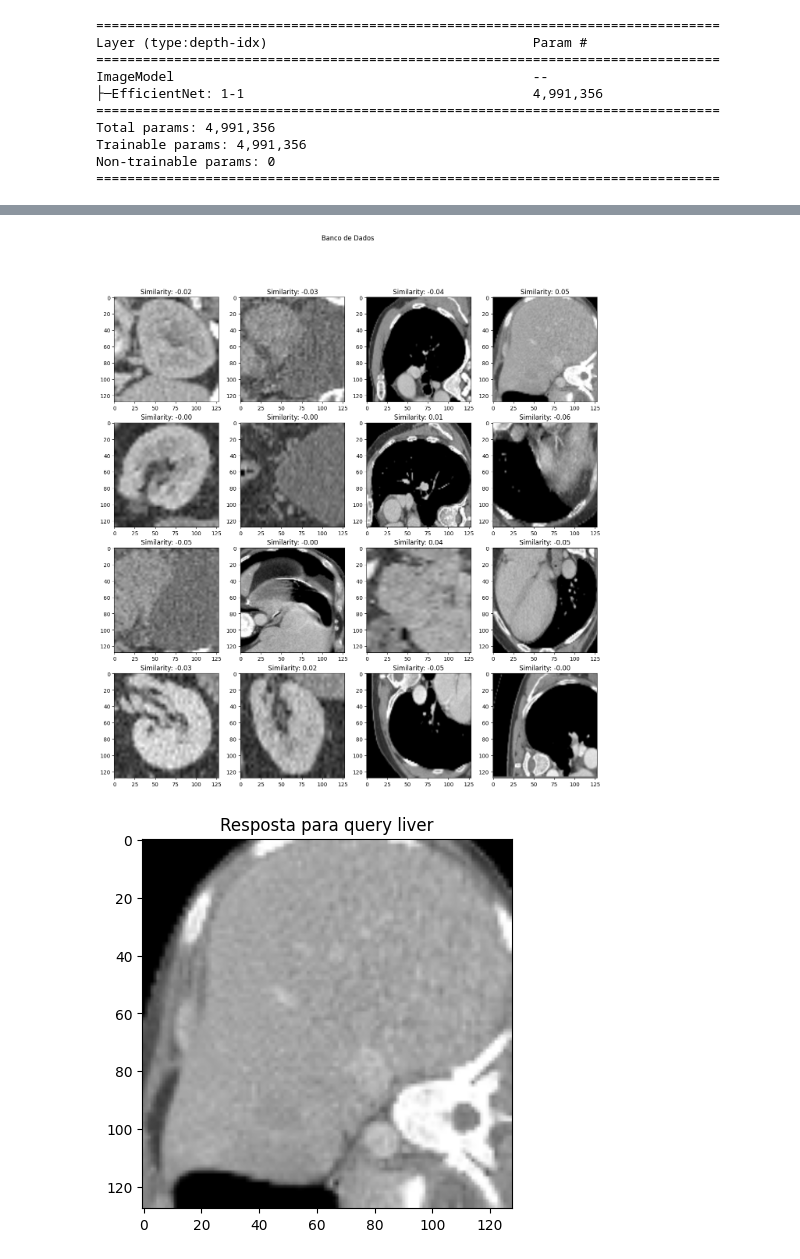
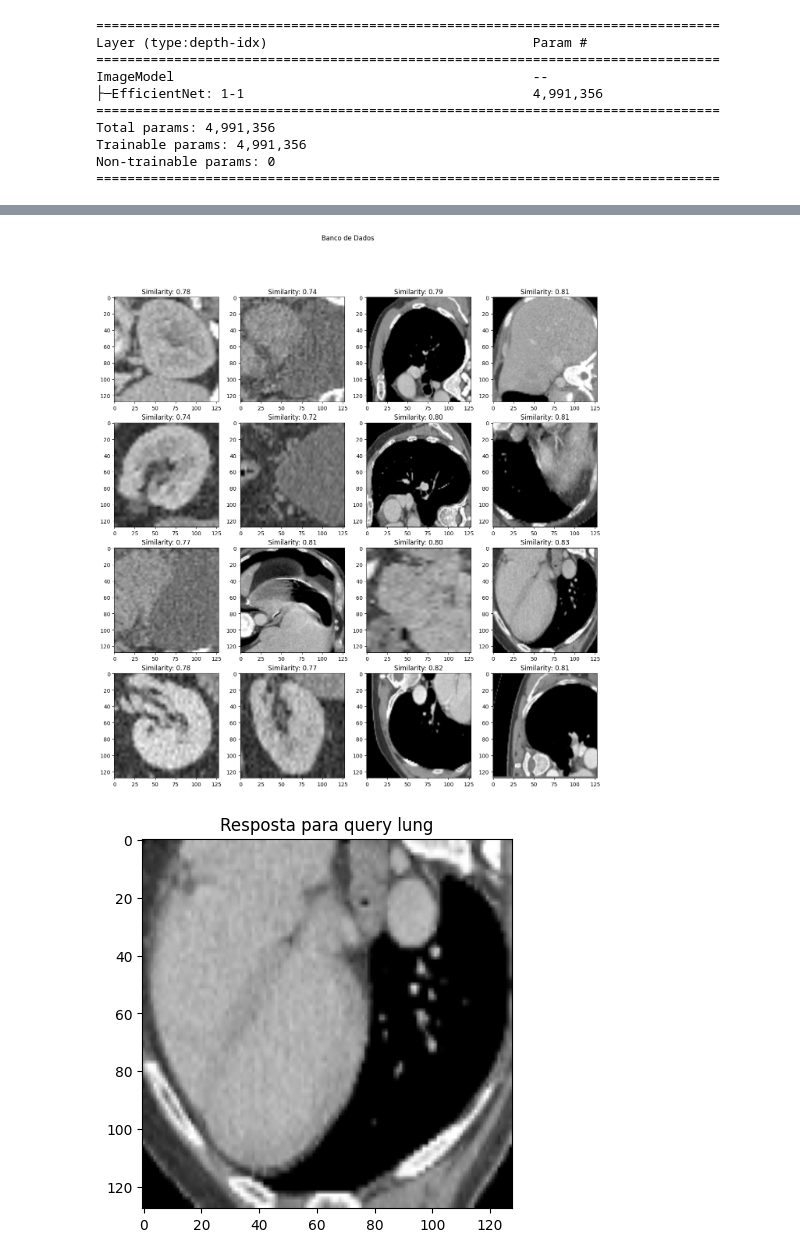
Before and after one commit to MICLab-Unicamp/minicurso_dl_medical, a Jupyter notebook: Aplicação_2_Busca_Multimodal_em_dados_Médicos.ipynb, the cells around one changed output, grey strips where cells are left out. Cells and saved outputs as stored; diff of their text form; code cells hidden in the pictures.

Commit message:
Notebook 2 pronto

```diff
--- a/Aplicação_2_Busca_Multimodal_em_dados_Médicos.ipynb
+++ b/Aplicação_2_Busca_Multimodal_em_dados_Médicos.ipynb
@@ -399,7 +441,7 @@ INFO:pytorch_lightning.callbacks.early_stopping:Metric val_loss improved by 0.00
 from pprint import pprint
 # %%
 # Debug query module
-trained_model = LightningModule.load_from_checkpoint("/content/drive/MyDrive/Diedre - posdoc/Mini-curso CBEB/Notebooks/artifacts/checkpoints2/medical_embedding_search-weight-epoch=1-val_loss=0.01.ckpt")
+trained_model = LightningModule.load_from_checkpoint(random.choice(glob.glob("artifacts/checkpoints2/*.ckpt")))
 loaded_hparams = trained_model.hparams
 pprint(loaded_hparams)
 
@@ -430,26 +474,40 @@ Max label token length: 7
 # %%
-# Denormalizar as imagens para visualização após predict
+# Denormalizar as imagens para visualização após a predição
+# As médias (MEAN) e desvios padrão (STD) usados na normalização original são ajustados para o formato correto
 MEAN, STD = torch.tensor(OrganMNISTDataModule.MEAN).view(1, 1, 1, 1), torch.tensor(OrganMNISTDataModule.STD).view(1, 1, 1, 1)
 
-query = "liver"
+# Define a query (consulta) que será usada para buscar a imagem mais similar no banco de dados
+query = "lung"
+
+# Cria um iterador para o DataLoader de consulta
 iter_dl = iter(query_dataloader)
+
+# Extrai um batch de amostras do DataLoader para realizar a consulta
 sample_batch = torch.cat([next(iter_dl)["image"] for _ in range(4)], dim=0)
+
+# Realiza a consulta usando o módulo Lightning e obtém a similaridade e o índice da imagem mais similar
 similarity, index = lightning_module.query(query, sample_batch)
 
+# Denormalizando para visualização!
+# As imagens são denormalizadas para serem visualizadas no formato original
 denormalized_images = (sample_batch * STD) + MEAN
 
+# Configura a figura para exibir as imagens do banco de dados
 plt.figure(figsize=(16, 16))
 plt.suptitle("Banco de Dados")
-side = math.isqrt(len(denormalized_images))
+side = math.isqrt(len(denormalized_images))  # Calcula o tamanho da grade para exibição
 for i, image in enumerate(denormalized_images):
     plt.subplot(side, side, i + 1)
+    # Exibe a imagem denormalizada
     plt.imshow(image.permute(1, 2, 0))
+    # Exibe a similaridade calculada para cada imagem
     plt.title(f"Similarity: {similarity[i].item():.2f}")
 
+# Exibe a imagem que teve a maior similaridade com a query
 plt.figure()
 plt.imshow(denormalized_images[index].permute(1, 2, 0))
 plt.title(f"Resposta para query {query}")
 plt.show()
 # %% [output]
 [figure]
-[figure, old version]
+[figure, new version]
```
Also changed, not shown: parts of 19 cells of this notebook.
